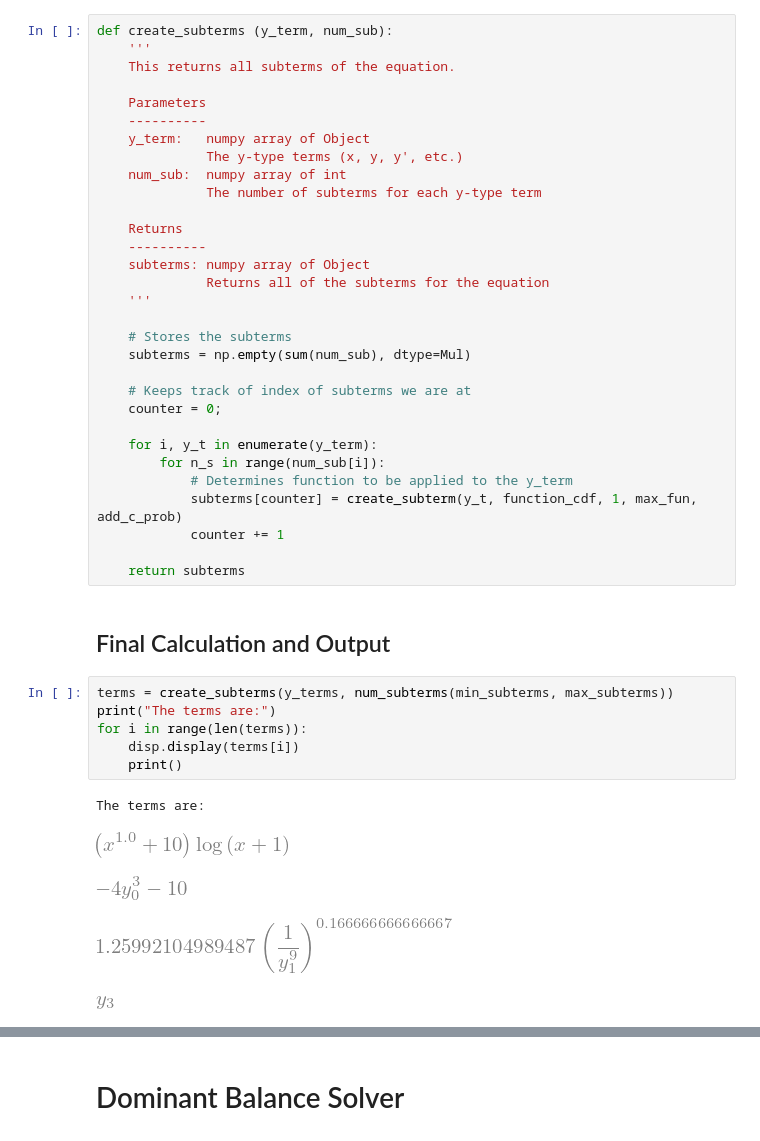
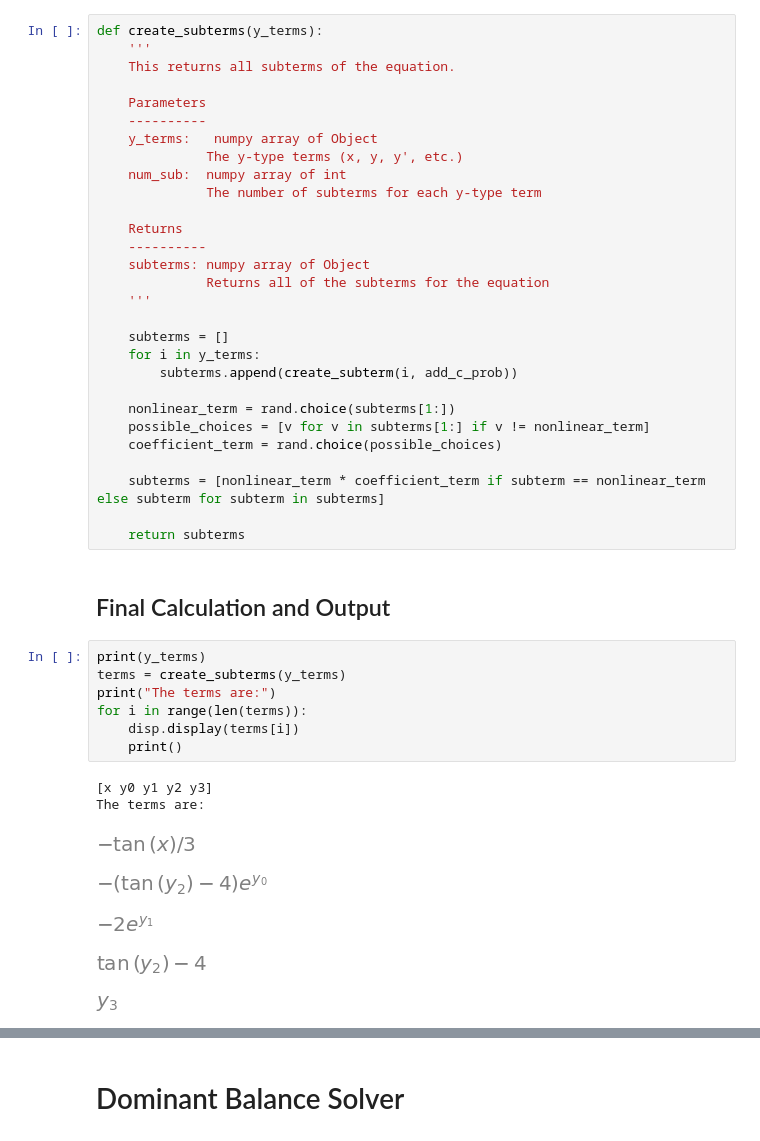
Before and after one commit to kayliehausknecht/AM201-Dataset, a Jupyter notebook: Code/COMPILED_ODE_Gen_+_Solver_+_Verifier.ipynb, the cells around one changed output, grey strips where cells are left out. Drawn from its saved outputs; the diff is of its cells as text.

Commit message:
Simplified the subterm functions

```diff
--- a/Code/COMPILED_ODE_Gen_+_Solver_+_Verifier.ipynb
+++ b/Code/COMPILED_ODE_Gen_+_Solver_+_Verifier.ipynb
@@ -205,13 +203,13 @@ def create_subterm (y_term, cdf, iteration, max_it, const_prob):
 
     return simplify(subterm)
 # %%
-def create_subterms (y_term, num_sub):
+def create_subterms(y_terms):
     '''
     This returns all subterms of the equation.
 
     Parameters
     ----------
-    y_term:   numpy array of Object
+    y_terms:   numpy array of Object
               The y-type terms (x, y, y', etc.)
     num_sub:  numpy array of int
               The number of subterms for each y-type term
@@ -222,33 +220,34 @@ def create_subterms (y_term, num_sub):
               Returns all of the subterms for the equation
     '''
 
-    # Stores the subterms
-    subterms = np.empty(sum(num_sub), dtype=Mul)
+    subterms = []
+    for i in y_terms:
+        subterms.append(create_subterm(i, add_c_prob))
 
-    # Keeps track of index of subterms we are at
-    counter = 0;
+    nonlinear_term = rand.choice(subterms[1:])
+    possible_choices = [v for v in subterms[1:] if v != nonlinear_term]
+    coefficient_term = rand.choice(possible_choices)
 
-    for i, y_t in enumerate(y_term):
-        for n_s in range(num_sub[i]):
-            # Determines function to be applied to the y_term
-            subterms[counter] = create_subterm(y_t, function_cdf, 1, max_fun, add_c_prob)
-            counter += 1
+    subterms = [nonlinear_term * coefficient_term if subterm == nonlinear_term else subterm for subterm in subterms]
 
     return subterms
 # %% [markdown]
 ## Final Calculation and Output
 # %%
-terms = create_subterms(y_terms, num_subterms(min_subterms, max_subterms))
+print(y_terms)
+terms = create_subterms(y_terms)
 print("The terms are:")
 for i in range(len(terms)):
     disp.display(terms[i])
     print()
 # %% [output]
+[x y0 y1 y2 y3]
 The terms are:
-[figure, old version]
+[figure, new version]
-[figure, old version]
+[figure, new version]
-[figure, old version]
+[figure, new version]
-[figure, old version]
+[figure, new version]
+[figure, added]
 # %%
 sum(terms)
 # %% [output]
```
Also changed, not shown: parts of 9 cells of this notebook.
